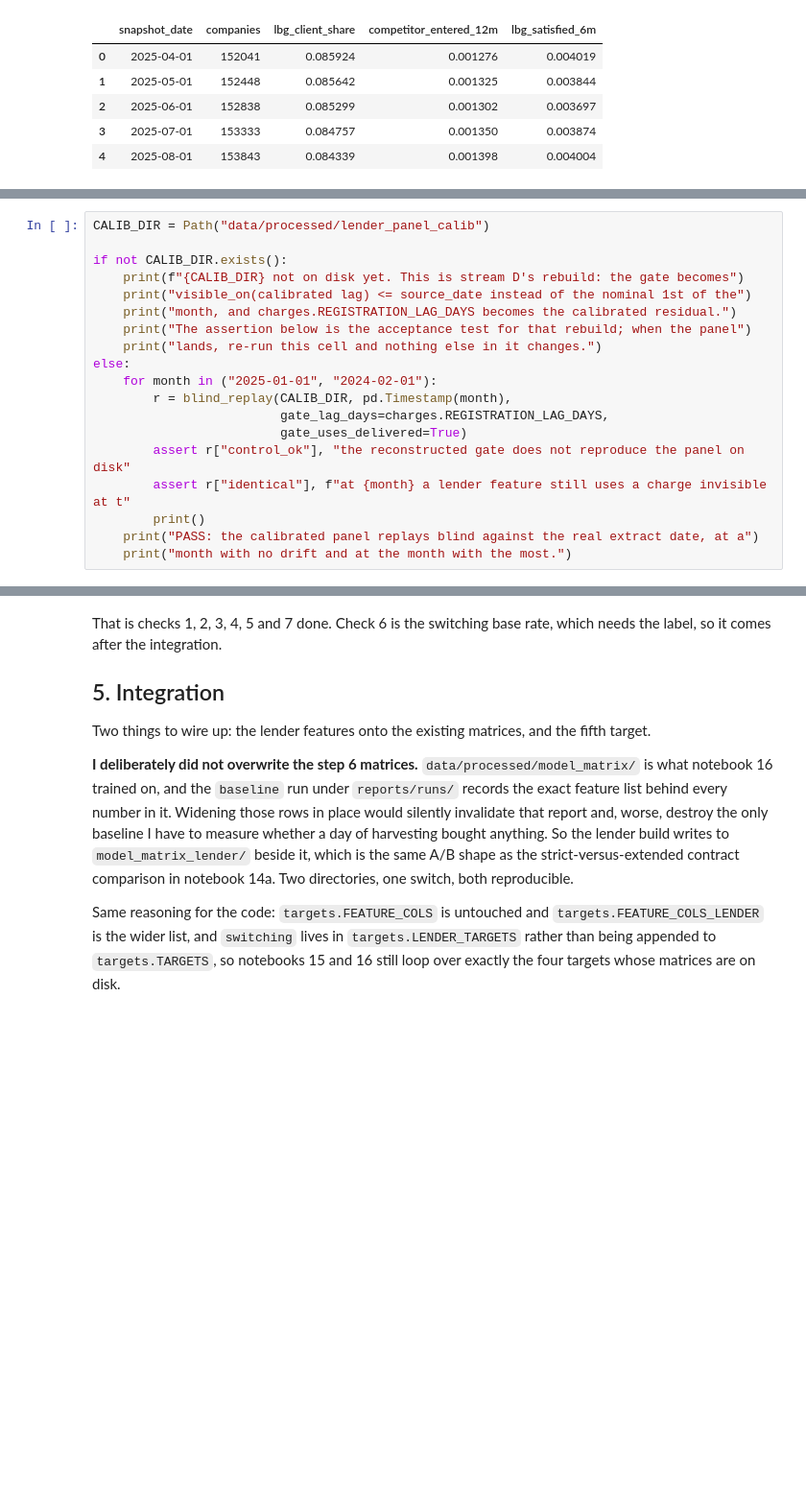
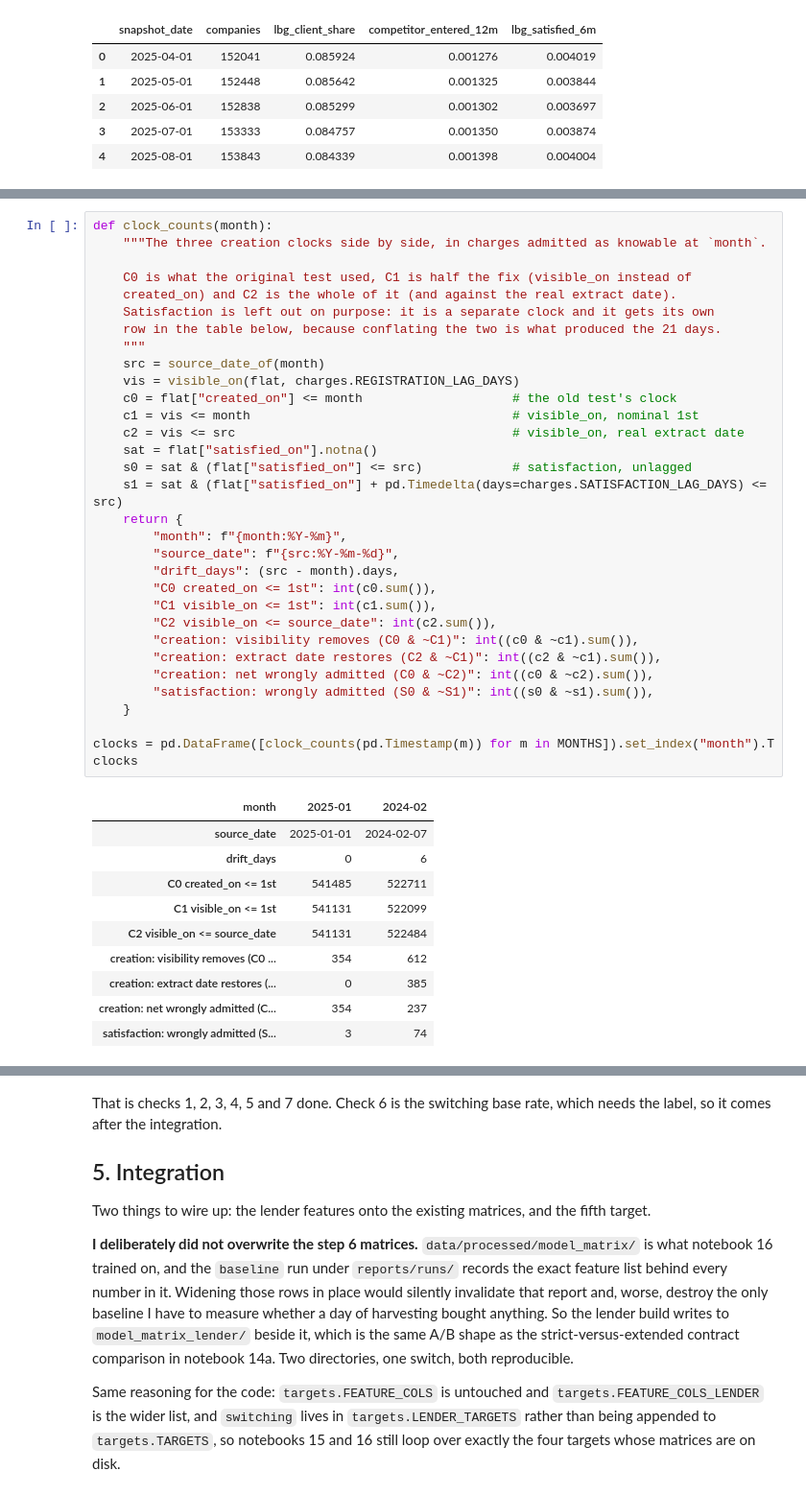
Before and after one commit to Viklin41/lloyds-commercial-banking-intelligence-2026, a Jupyter notebook: notebooks/14b_lender_charges.ipynb, the cells around one changed output, grey strips where cells are left out. Shown at 96% size. Saved outputs shown, nothing was run; the diff lists cells and outputs as text; blank space fills up the shorter version.

```diff
--- a/notebooks/14b_lender_charges.ipynb
+++ b/notebooks/14b_lender_charges.ipynb
@@ -969,19 +646,0 @@ and run the moment the directory exists, on both months.
-# %%
-CALIB_DIR = Path("data/processed/lender_panel_calib")
-
-if not CALIB_DIR.exists():
-    print(f"{CALIB_DIR} not on disk yet. This is stream D's rebuild: the gate becomes")
-    print("visible_on(calibrated lag) <= source_date instead of the nominal 1st of the")
-    print("month, and charges.REGISTRATION_LAG_DAYS becomes the calibrated residual.")
-    print("The assertion below is the acceptance test for that rebuild; when the panel")
-    print("lands, re-run this cell and nothing else in it changes.")
-else:
-    for month in ("2025-01-01", "2024-02-01"):
-        r = blind_replay(CALIB_DIR, pd.Timestamp(month),
-                         gate_lag_days=charges.REGISTRATION_LAG_DAYS,
-                         gate_uses_delivered=True)
-        assert r["control_ok"], "the reconstructed gate does not reproduce the panel on disk"
-        assert r["identical"], f"at {month} a lender feature still uses a charge invisible at t"
-        print()
-    print("PASS: the calibrated panel replays blind against the real extract date, at a")
-    print("month with no drift and at the month with the most.")
@@ -993,0 +830,43 @@ lands, re-run this cell and nothing else in it changes.
+# %%
+def clock_counts(month):
+    """The three creation clocks side by side, in charges admitted as knowable at `month`.
+
+    C0 is what the original test used, C1 is half the fix (visible_on instead of
+    created_on) and C2 is the whole of it (and against the real extract date).
+    Satisfaction is left out on purpose: it is a separate clock and it gets its own
+    row in the table below, because conflating the two is what produced the 21 days.
+    """
+    src = source_date_of(month)
+    vis = visible_on(flat, charges.REGISTRATION_LAG_DAYS)
+    c0 = flat["created_on"] <= month                    # the old test's clock
+    c1 = vis <= month                                   # visible_on, nominal 1st
+    c2 = vis <= src                                     # visible_on, real extract date
+    sat = flat["satisfied_on"].notna()
+    s0 = sat & (flat["satisfied_on"] <= src)            # satisfaction, unlagged
+    s1 = sat & (flat["satisfied_on"] + pd.Timedelta(days=charges.SATISFACTION_LAG_DAYS) <= src)
+    return {
+        "month": f"{month:%Y-%m}",
+        "source_date": f"{src:%Y-%m-%d}",
+        "drift_days": (src - month).days,
+        "C0 created_on <= 1st": int(c0.sum()),
+        "C1 visible_on <= 1st": int(c1.sum()),
+        "C2 visible_on <= source_date": int(c2.sum()),
+        "creation: visibility removes (C0 & ~C1)": int((c0 & ~c1).sum()),
+        "creation: extract date restores (C2 & ~C1)": int((c2 & ~c1).sum()),
+        "creation: net wrongly admitted (C0 & ~C2)": int((c0 & ~c2).sum()),
+        "satisfaction: wrongly admitted (S0 & ~S1)": int((s0 & ~s1).sum()),
+    }
+
+clocks = pd.DataFrame([clock_counts(pd.Timestamp(m)) for m in MONTHS]).set_index("month").T
+clocks
+# %% [output]
+| month | 2025-01 | 2024-02 |
+| source_date | 2025-01-01 | 2024-02-07 |
+| drift_days | 0 | 6 |
+| C0 created_on <= 1st | 541485 | 522711 |
+| C1 visible_on <= 1st | 541131 | 522099 |
+| C2 visible_on <= source_date | 541131 | 522484 |
+| creation: visibility removes (C0 ... | 354 | 612 |
+| creation: extract date restores (... | 0 | 385 |
+| creation: net wrongly admitted (C... | 354 | 237 |
+| satisfaction: wrongly admitted (S... | 3 | 74 |
```
Also changed, not shown: parts of 30 cells of this notebook.
